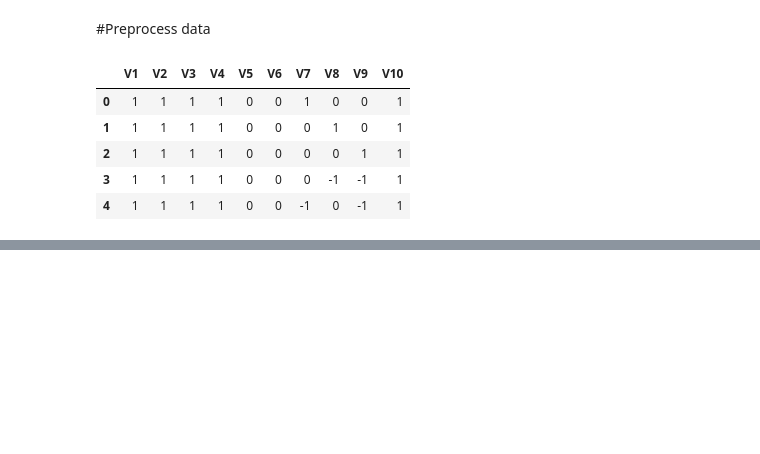
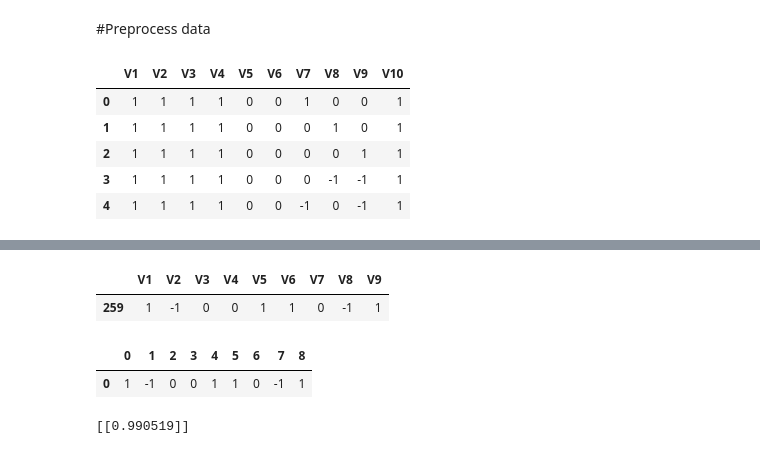
Before and after one commit to technicalclub-rcoem/Gamepad-101, a Jupyter notebook: tictactoe_resultpredictor.ipynb, the cells around one changed output, grey strips where cells are left out. Cells and saved outputs as stored; diff of their text form; code cells hidden in the pictures; blank space fills up the shorter version.

Commit message:
Model Created - Created using Colaboratory

```diff
--- a/tictactoe_resultpredictor.ipynb
+++ b/tictactoe_resultpredictor.ipynb
@@ -59,0 +62,7 @@ df.head()
+# %%
+from sklearn.model_selection import train_test_split
+
+X_train, X_test, y_train, y_test = train_test_split(df, df.V10, test_size=0.2)
+
+X_train = X_train.drop(['V10'],axis = 1)
+X_test  = X_test.drop(['V10'],axis = 1)
@@ -59,0 +162,16 @@ df.head()
+# %%
+data = pd.DataFrame(X_test.iloc[0]).transpose()
+data.head()
+# %% [output]
+|  | V1 | V2 | V3 | V4 | V5 | V6 | V7 | V8 | V9 |
+| 259 | 1 | -1 | 0 | 0 | 1 | 1 | 0 | -1 | 1 |
+# %%
+dta = pd.DataFrame([[1 	,-1 ,	0 ,	0 ,	1, 	1 ,	0 ,	-1 ,	1]])
+dta.head()
+# %% [output]
+|  | 0 | 1 | 2 | 3 | 4 | 5 | 6 | 7 | 8 |
+| 0 | 1 | -1 | 0 | 0 | 1 | 1 | 0 | -1 | 1 |
+# %%
+print(model.predict(dta))
+# %% [output]
+[[0.990519]]
```
Also changed, not shown: parts of 12 cells of this notebook.
